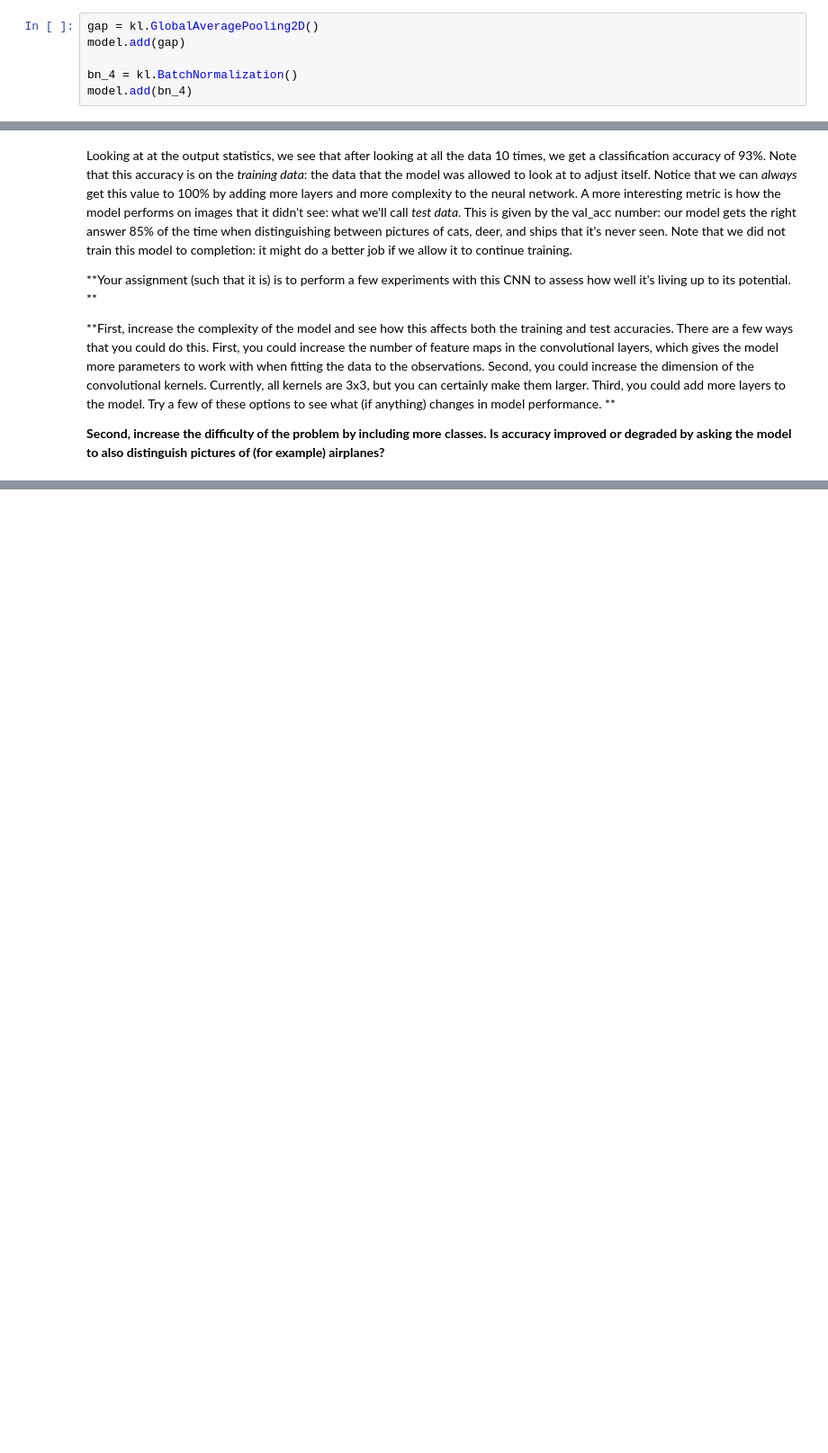
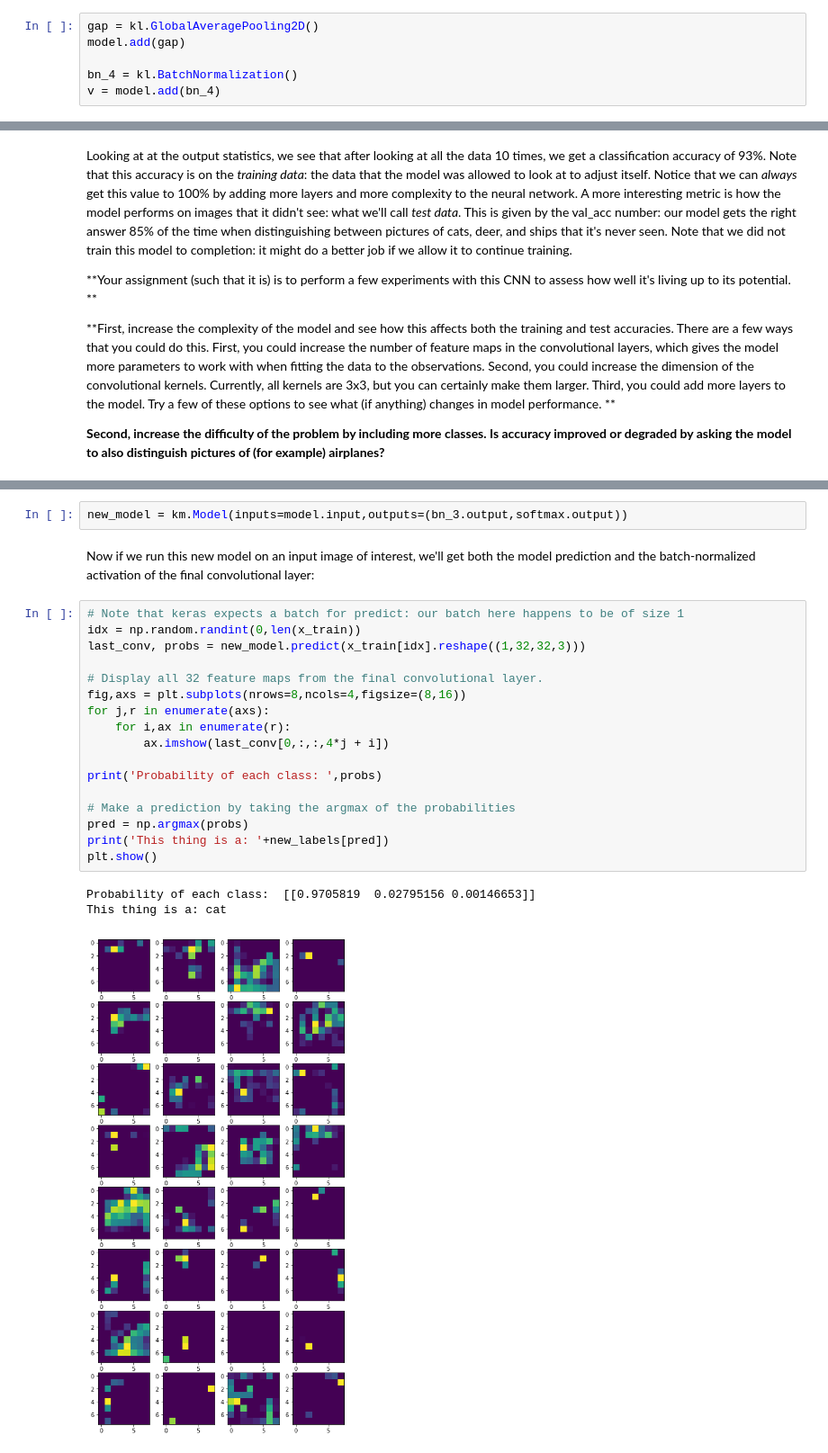
Before and after one commit to tcolligan4/190403_object_recognition, a Jupyter notebook: convolutional_neural_networks.ipynb, the cells around one changed output, grey strips where cells are left out. Shown at 90% size. Cells and saved outputs as stored; diff of their text form; blank space fills up the shorter version.

Commit message:
Added class activation mapping

```diff
--- a/convolutional_neural_networks.ipynb
+++ b/convolutional_neural_networks.ipynb
@@ -230,7 +230,7 @@ gap = kl.GlobalAveragePooling2D()
 model.add(gap)
 
 bn_4 = kl.BatchNormalization()
-model.add(bn_4)
+v = model.add(bn_4)
 # %% [markdown]
 We can then send this highly reduced set of features to a $N$ node layer with softmax activation:
 # %%
@@ -298,0 +325,25 @@ For each class, there was a contribution to that class's node in softmax from ea
+# %%
+new_model = km.Model(inputs=model.input,outputs=(bn_3.output,softmax.output))
+# %% [markdown]
+Now if we run this new model on an input image of interest, we'll get both the model prediction and the batch-normalized activation of the final convolutional layer:
+# %%
+# Note that keras expects a batch for predict: our batch here happens to be of size 1
+idx = np.random.randint(0,len(x_train))
+last_conv, probs = new_model.predict(x_train[idx].reshape((1,32,32,3)))
+
+# Display all 32 feature maps from the final convolutional layer.
+fig,axs = plt.subplots(nrows=8,ncols=4,figsize=(8,16))
+for j,r in enumerate(axs):
+    for i,ax in enumerate(r):
+        ax.imshow(last_conv[0,:,:,4*j + i])
+
+print('Probability of each class: ',probs)
+
+# Make a prediction by taking the argmax of the probabilities
+pred = np.argmax(probs)
+print('This thing is a: '+new_labels[pred])
+plt.show()
+# %% [output]
+Probability of each class:  [[0.9705819  0.02795156 0.00146653]]
+This thing is a: cat
+[figure, added]
```
Also changed, not shown: parts of 9 cells of this notebook.
